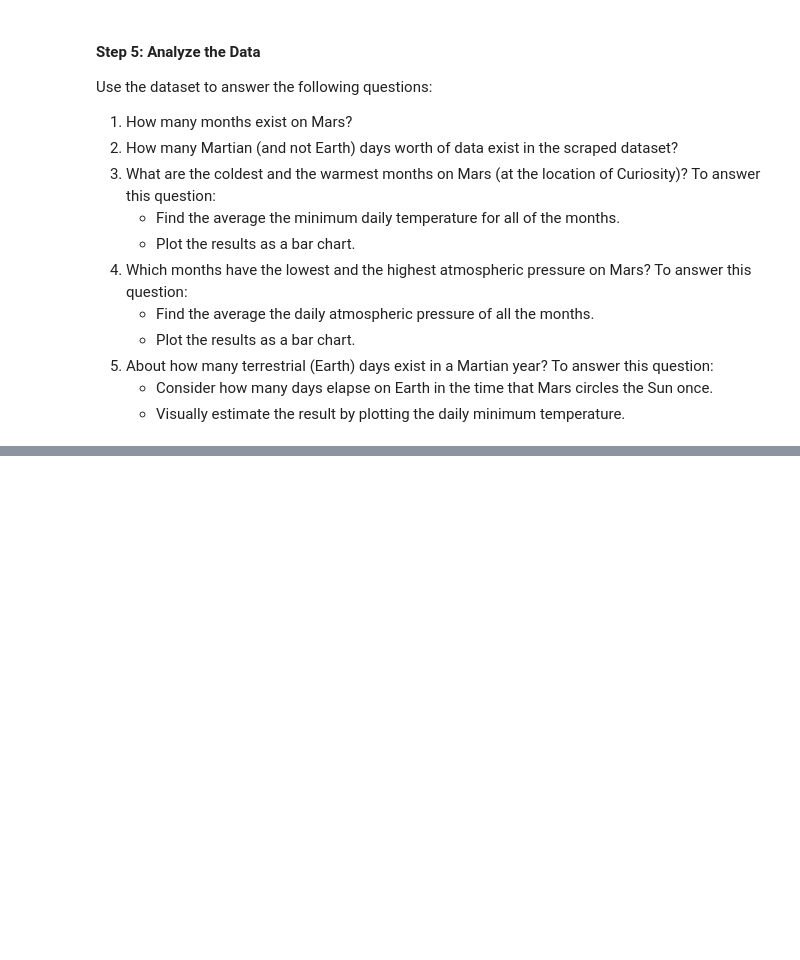
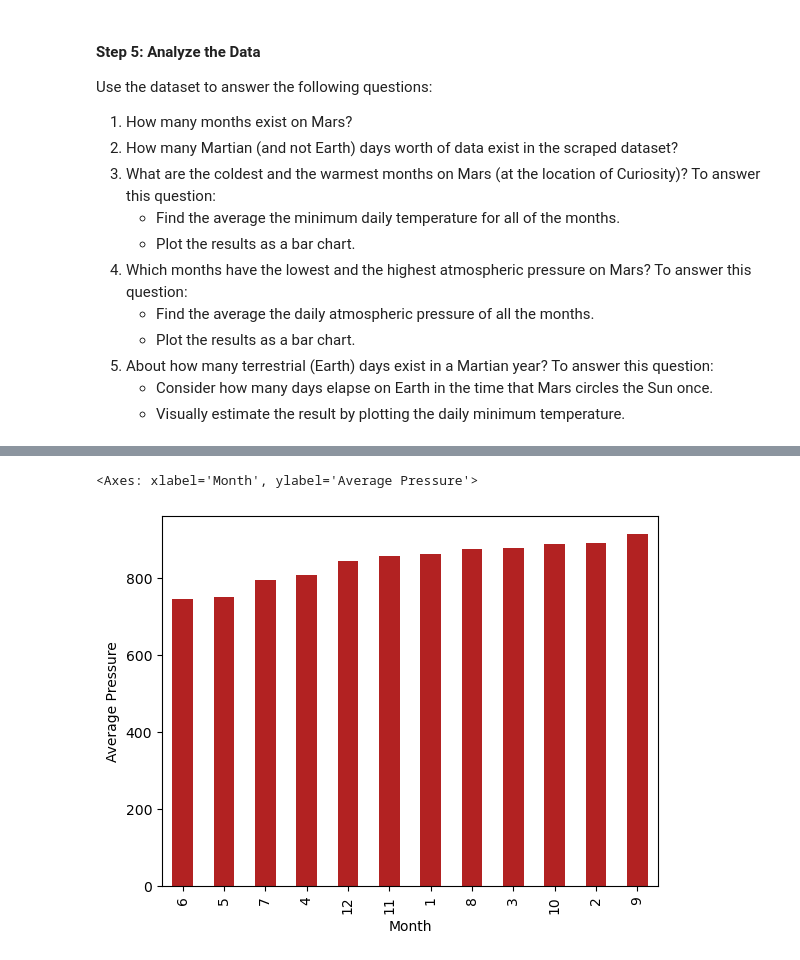
Before and after one commit to hrollin5/mars-scraping, a Jupyter notebook: weather_analysis.ipynb, the cells around one changed output, grey strips where cells are left out. Cells and saved outputs as stored; diff of their text form; code cells hidden in the pictures; blank space fills up the shorter version.

```diff
--- a/weather_analysis.ipynb
+++ b/weather_analysis.ipynb
@@ -136,0 +198,4 @@ Use the dataset to answer the following questions:
+# %%
+# 4. Average pressure by Martian month
+avg_pressure = mars_df.groupby("month")["pressure"].mean()
+print(avg_pressure)
@@ -136,0 +217,7 @@ Use the dataset to answer the following questions:
+# %%
+# Plot average pressure
+sorted_pressure = avg_pressure.sort_values()
+sorted_pressure.plot(kind = "bar", ylabel = "Average Pressure", xlabel = "Month", color = "firebrick")
+# %% [output]
+<Axes: xlabel='Month', ylabel='Average Pressure'>
+[figure, added]
```
Also changed, not shown: parts of 13 cells of this notebook.
